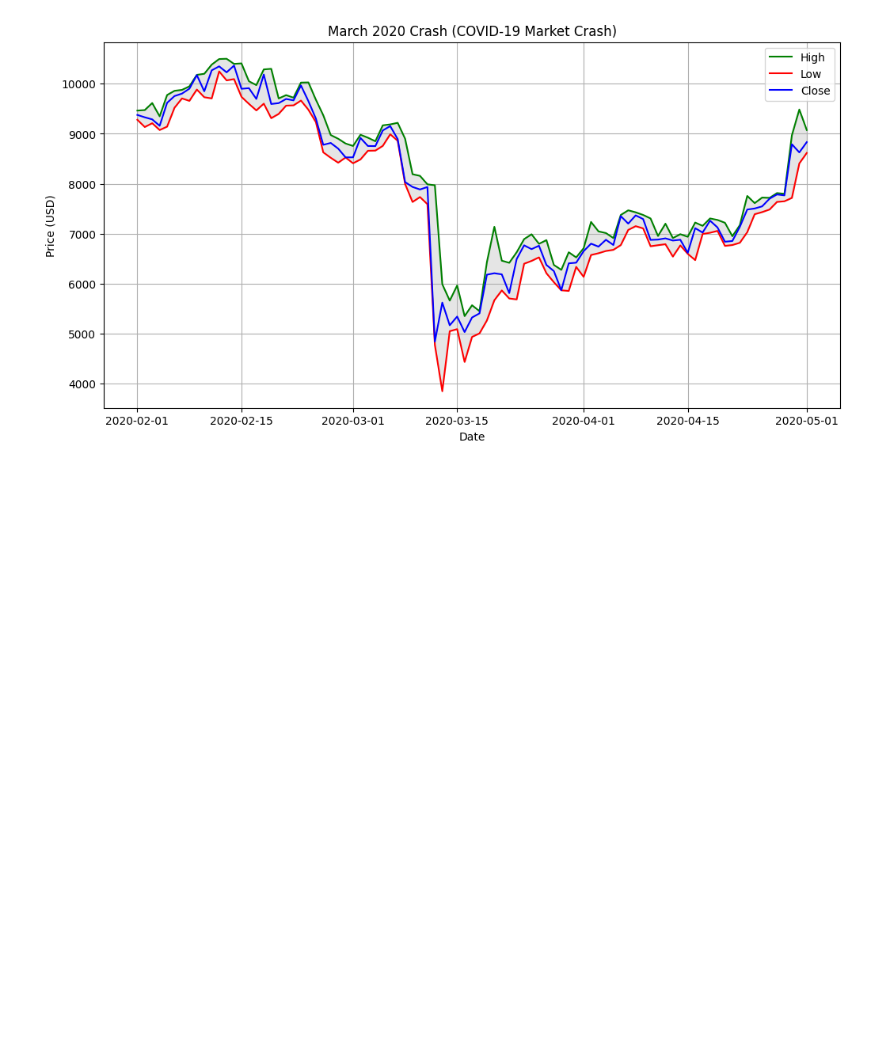
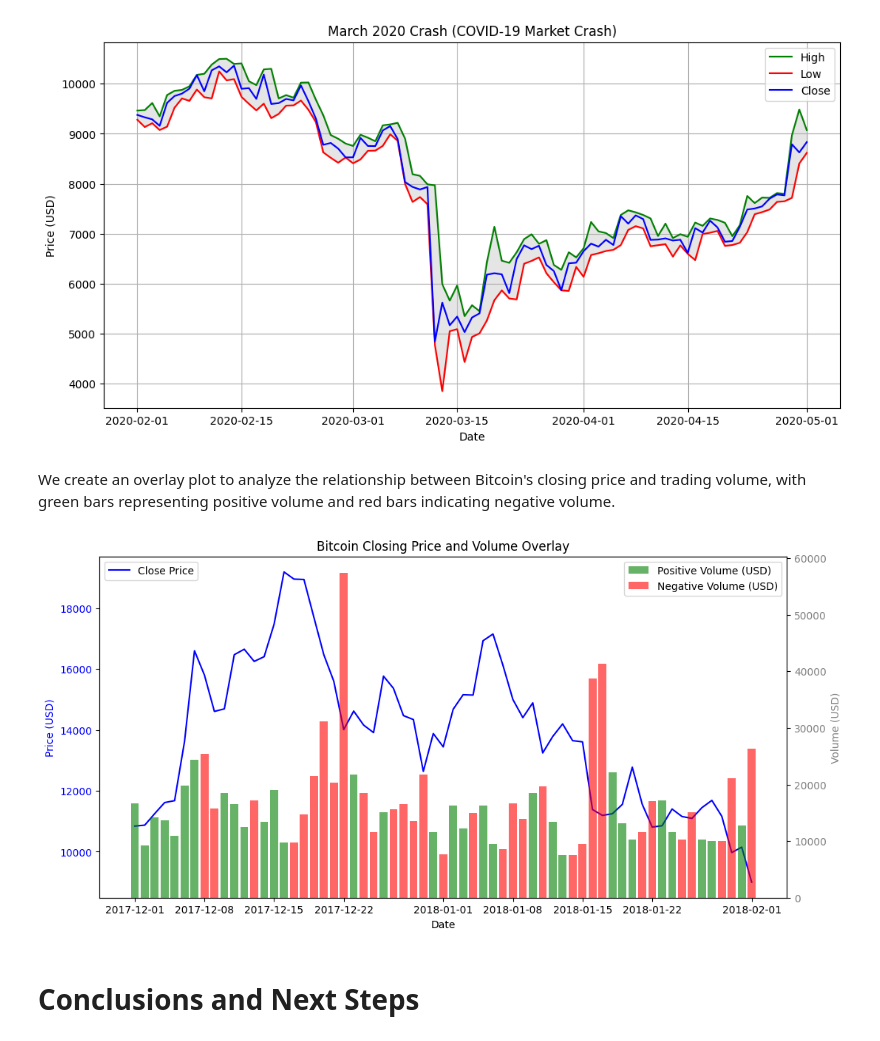
Before and after one commit to Cosmin1907/bitcoin-forecast, a Jupyter notebook: jupyter_notebooks/02 - PriceStudy.ipynb, the cells around one changed output. Cells and saved outputs as stored; diff of their text form; code cells hidden in the pictures; blank space fills up the shorter version.

Commit message:
Analyze price-volume relationship; add findings summary.

```diff
--- a/jupyter_notebooks/02 - PriceStudy.ipynb
+++ b/jupyter_notebooks/02 - PriceStudy.ipynb
@@ -212,3 +212,51 @@ plt.grid(True)
 plt.show()
 # %% [output]
 [figure]
+# %% [markdown]
+We create an overlay plot to analyze the relationship between Bitcoin's closing price and trading volume, with green bars representing positive volume and red bars indicating negative volume.
+# %%
+import pandas as pd
+import matplotlib.pyplot as plt
+
+# Filter the DataFrame for the desired date range
+start_date = '2017-12-01'
+end_date = '2018-02-01'
+df_filtered = df[(df.index >= start_date) & (df.index <= end_date)]
+
+# Create a figure with two axes
+fig, ax1 = plt.subplots(figsize=(12, 6))
+
+# Plot closing price on the first axis
+ax1.plot(df_filtered.index, df_filtered['close'], label='Close Price', color='blue')
+ax1.set_xlabel('Date')
+ax1.set_ylabel('Price (USD)', color='blue')
+ax1.tick_params(axis='y', labelcolor='blue')
+ax1.set_title('Bitcoin Closing Price and Volume Overlay')
+
+# Create a second y-axis to plot volume
+ax2 = ax1.twinx()
+
+# Determine positive and negative volume
+positive_volume = df_filtered['Volume USD'][df_filtered['close'] > df_filtered['open']]
+negative_volume = df_filtered['Volume USD'][df_filtered['close'] <= df_filtered['open']]
+
+# Plot positive volume in green and negative volume in red
+ax2.bar(df_filtered.index[df_filtered['close'] > df_filtered['open']],
+        positive_volume, alpha=0.6, color='green', label='Positive Volume (USD)')
+
+ax2.bar(df_filtered.index[df_filtered['close'] <= df_filtered['open']],
+        negative_volume, alpha=0.6, color='red', label='Negative Volume (USD)')
+
+ax2.set_ylabel('Volume (USD)', color='gray')
+ax2.tick_params(axis='y', labelcolor='gray')
+
+# Add legends
+ax1.legend(loc='upper left')
+ax2.legend(loc='upper right')
+
+# Show the plot
+plt.show()
+# %% [output]
+[figure, added]
+# %% [markdown]
+# Conclusions and Next Steps
```
Also changed, not shown: parts of 3 cells of this notebook, 1 other file.
